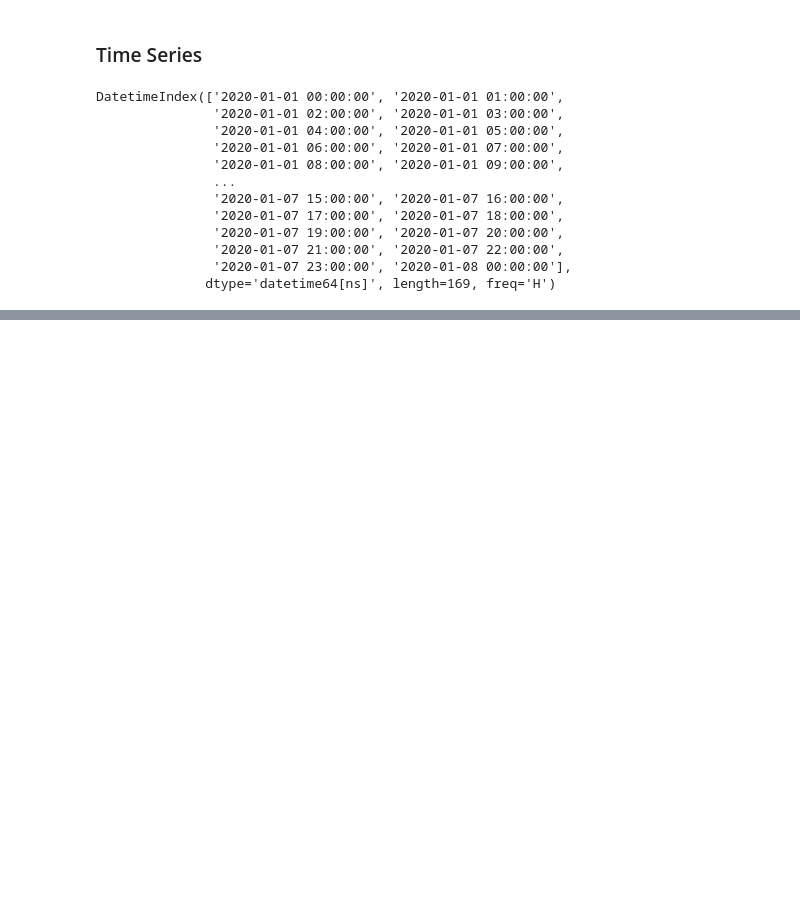
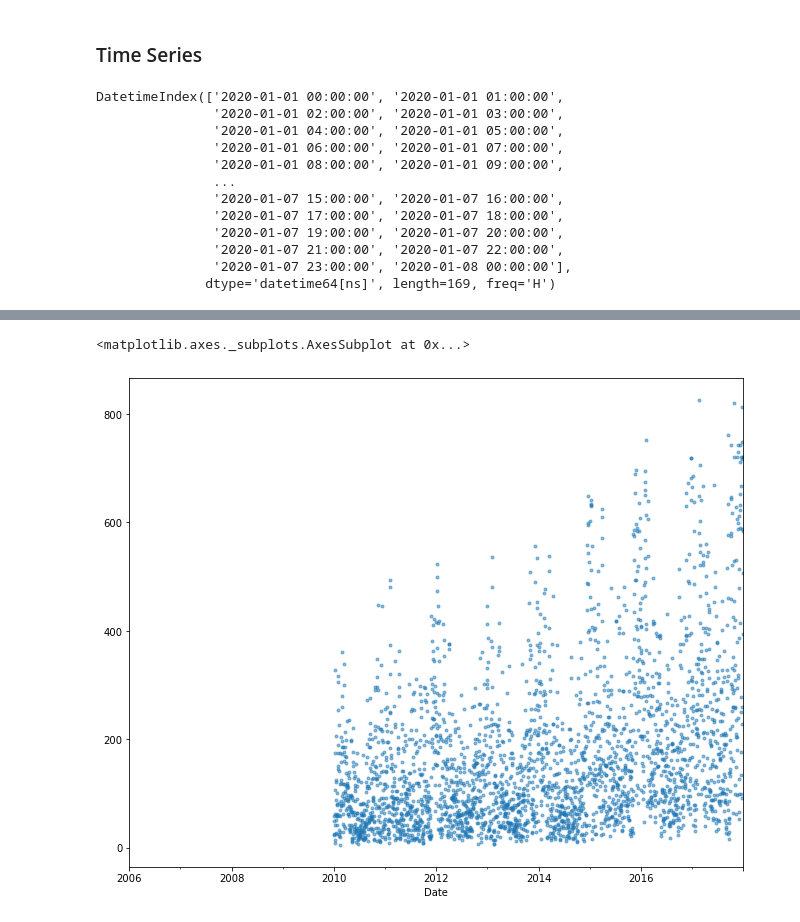
Before and after one commit to firdausnutrihadi/Hacktive8_Telkom, a Jupyter notebook: Sesi_6_Ulang.ipynb, the cells around one changed output, grey strips where cells are left out. Cells and saved outputs as stored; diff of their text form; code cells hidden in the pictures; blank space fills up the shorter version.

```diff
--- a/Sesi_6_Ulang.ipynb
+++ b/Sesi_6_Ulang.ipynb
@@ -290,0 +528,5 @@ DatetimeIndex(['2020-01-01 00:00:00', '2020-01-01 01:00:00',
+# %%
+opsd_daily['Wind'].plot(marker='.', alpha=0.5, linestyle='None',figsize=(11,9))
+# %% [output]
+<matplotlib.axes._subplots.AxesSubplot at 0x...>
+[figure, added]
```
Also changed, not shown: parts of 30 cells of this notebook, 5 other files.
